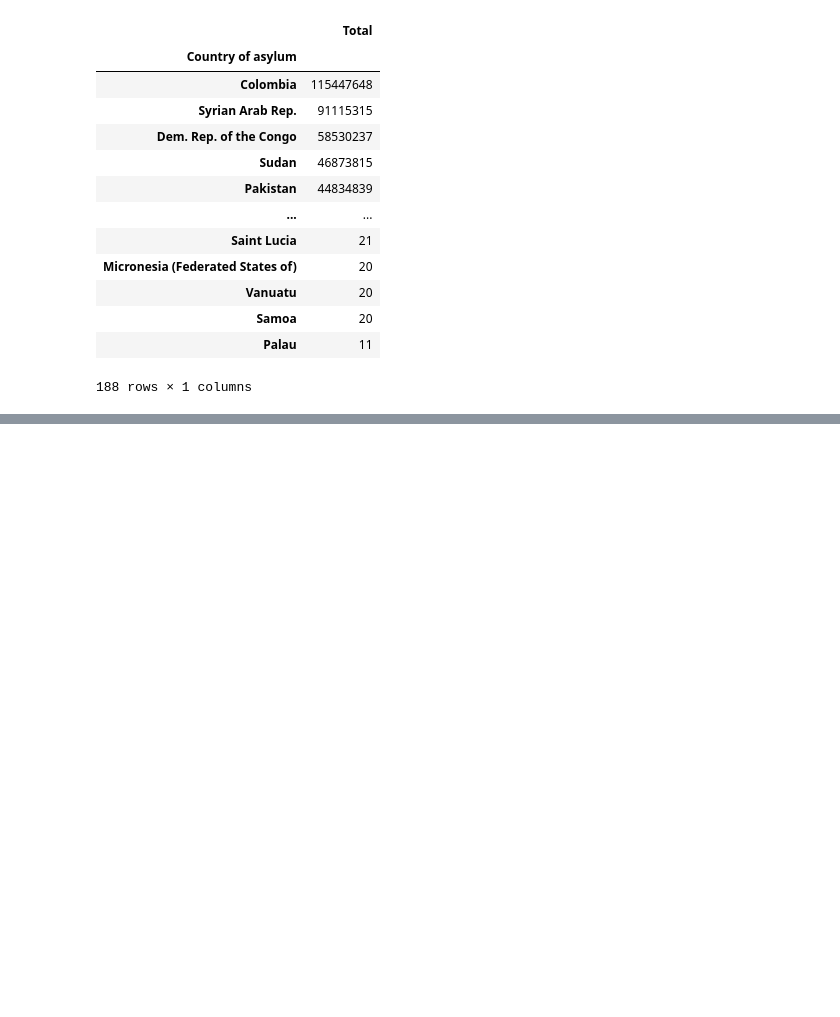
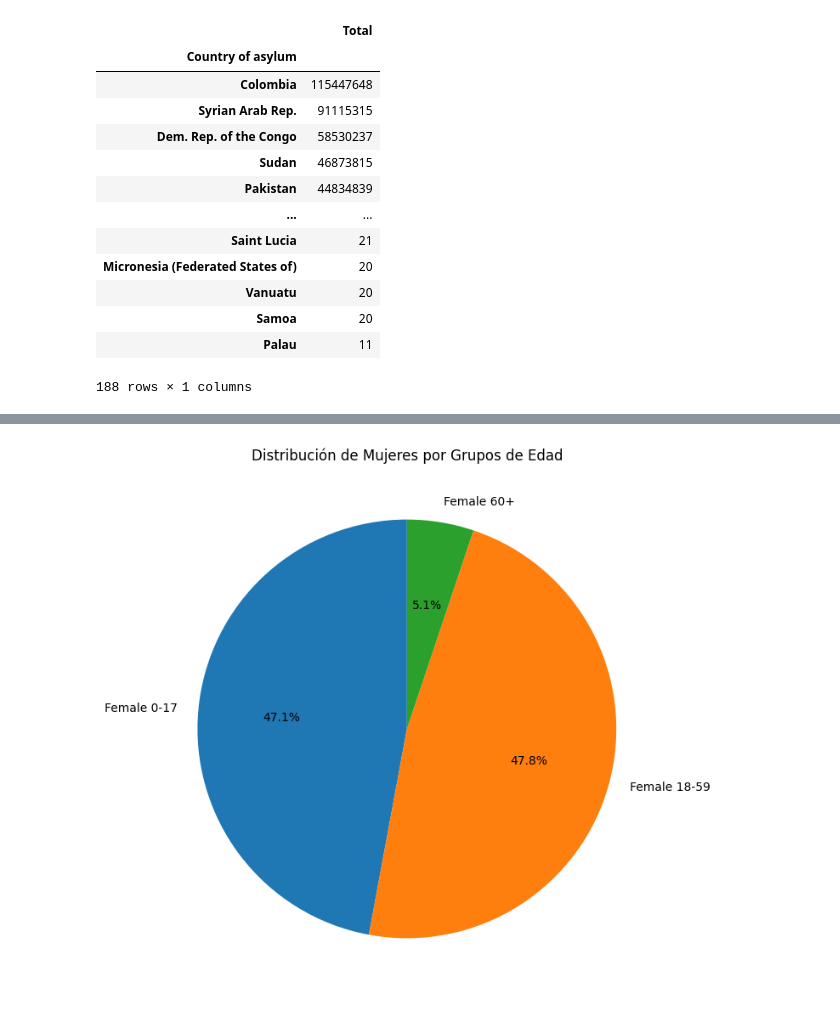
Before and after one commit to IoanaCretuAndrei/Refugee-flow-study, a Jupyter notebook: demographics.ipynb, the cells around one changed output, grey strips where cells are left out. Cells and saved outputs as stored; diff of their text form; code cells hidden in the pictures; blank space fills up the shorter version.

```diff
--- a/demographics.ipynb
+++ b/demographics.ipynb
@@ -177,0 +217,7 @@ pd.DataFrame(demographics.groupby('Country of asylum')['Total'].sum().sort_value
+# %%
+plt.figure(figsize=(8, 8))
+plt.pie(female_values, labels=['Female 0-17', 'Female 18-59', 'Female 60+'], autopct='%1.1f%%', startangle=90)
+plt.title('Distribución de Mujeres por Grupos de Edad')
+plt.show()
+# %% [output]
+[figure, added]
```
Also changed, not shown: parts of 16 cells of this notebook.
